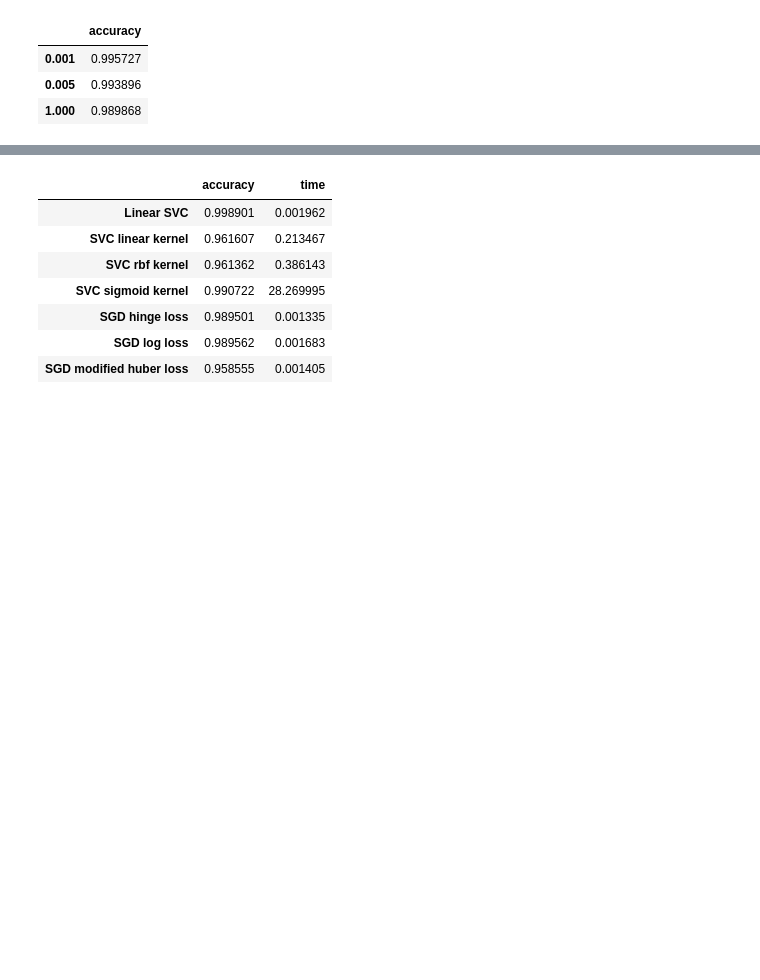
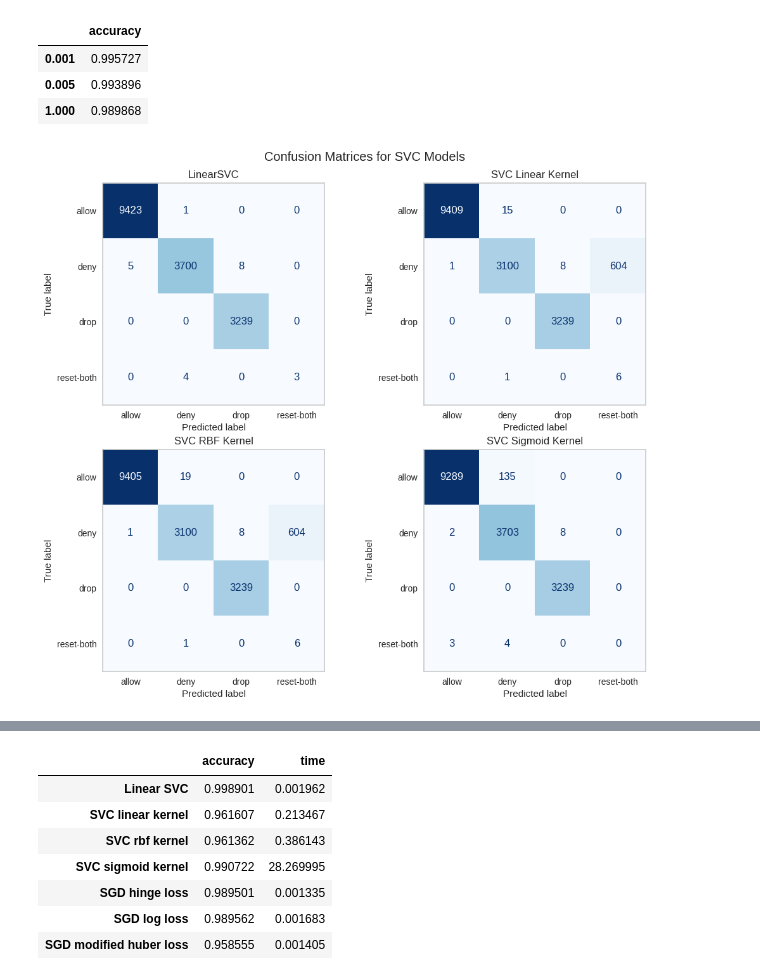
Before and after one commit to KendallScott/QTW, a Jupyter notebook: Case Study 5/Case_Study_5.ipynb, the cells around one changed output, grey strips where cells are left out. Cells and saved outputs as stored; diff of their text form; code cells hidden in the pictures; blank space fills up the shorter version.

```diff
--- a/Case Study 5/Case_Study_5.ipynb
+++ b/Case Study 5/Case_Study_5.ipynb
@@ -677,3 +677,22 @@ p_linSVC = model_lin.predict(X_test)
 stop = time.time()
 linsvc_rep = classification_report(y_test,p_linSVC,output_dict=True)
 lsvcTime = stop-start
+# %%
+
+fig, ax = plt.subplots(2,2,figsize = (12,10))
+disp_1 = ConfusionMatrixDisplay.from_predictions(y_test,p_linSVC,ax=ax[0][0],colorbar=False,cmap='Blues')
+disp_2 = ConfusionMatrixDisplay.from_predictions(y_test,p_SVClin,ax=ax[0][1],colorbar=False,cmap='Blues')
+disp_3 = ConfusionMatrixDisplay.from_predictions(y_test,p_SVCrbf,ax=ax[1][0],colorbar=False,cmap = 'Blues')
+disp_4 = ConfusionMatrixDisplay.from_predictions(y_test,p_SVCsig,ax=ax[1][1],colorbar=False,cmap = 'Blues')
+ax[0][0].grid(False)
+ax[0][0].set_title('LinearSVC',fontsize=12)
+ax[0][1].grid(False)
+ax[0][1].set_title('SVC Linear Kernel',fontsize=12)
+ax[1][0].grid(False)
+ax[1][0].set_title('SVC RBF Kernel',fontsize=12)
+ax[1][1].grid(False)
+ax[1][1].set_title('SVC Sigmoid Kernel',fontsize=12)
+plt.suptitle('Confusion Matrices for SVC Models',y=.93)
+plt.show()
+# %% [output]
+[figure, added]
```
Also changed, not shown: parts of 9 cells of this notebook.
